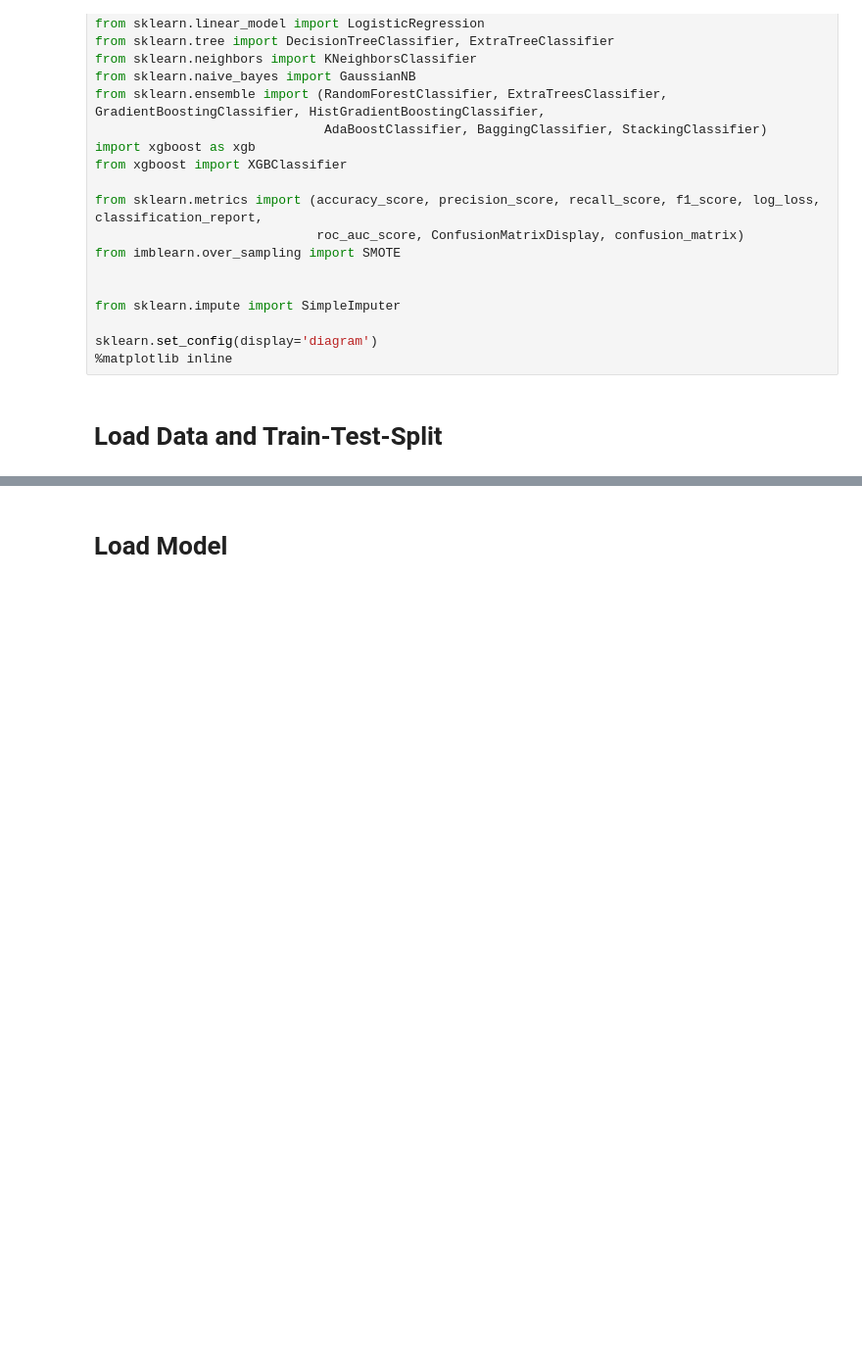
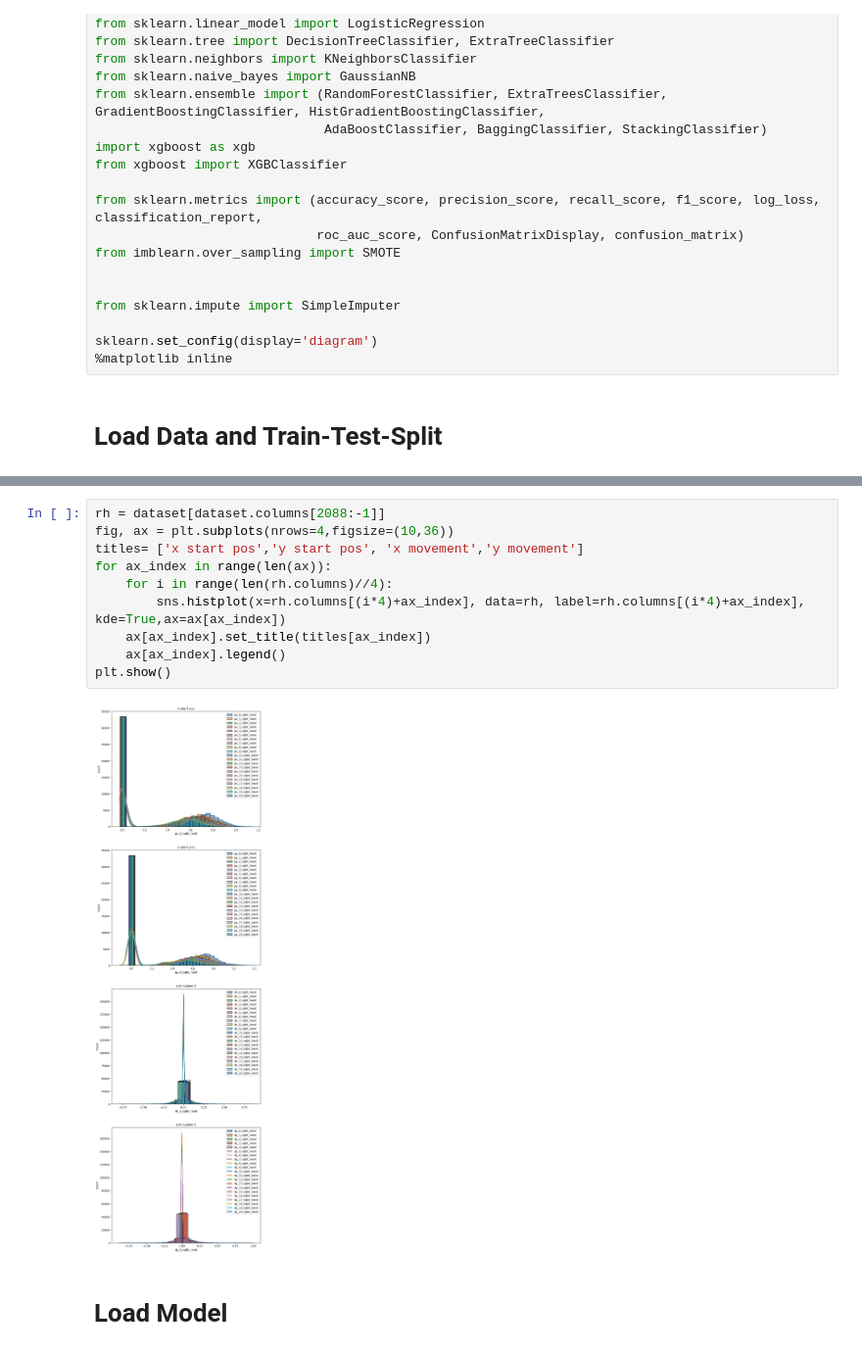
Before and after one commit to alexanderdaffara/AmericanSignLanguage_Classifier, a Jupyter notebook: Graphing.ipynb, the cells around one changed output, grey strips where cells are left out. Shown at 98% size. Saved outputs shown, nothing was run; the diff lists cells and outputs as text; blank space fills up the shorter version.

```diff
--- a/Graphing.ipynb
+++ b/Graphing.ipynb
@@ -62,3 +74,15 @@ X_train.shape, X_test.shape, y_train.shape, y_test.shape
+# %%
+rh = dataset[dataset.columns[2088:-1]]
+fig, ax = plt.subplots(nrows=4,figsize=(10,36))
+titles= ['x start pos','y start pos', 'x movement','y movement']
+for ax_index in range(len(ax)):
+    for i in range(len(rh.columns)//4):
+        sns.histplot(x=rh.columns[(i*4)+ax_index], data=rh, label=rh.columns[(i*4)+ax_index], kde=True,ax=ax[ax_index])
+    ax[ax_index].set_title(titles[ax_index])
+    ax[ax_index].legend()
+plt.show()
+# %% [output]
+[figure, added]
 # %% [markdown]
 # Load Model
 # %%
```
Also changed, not shown: parts of 8 cells of this notebook, 1 other file.
